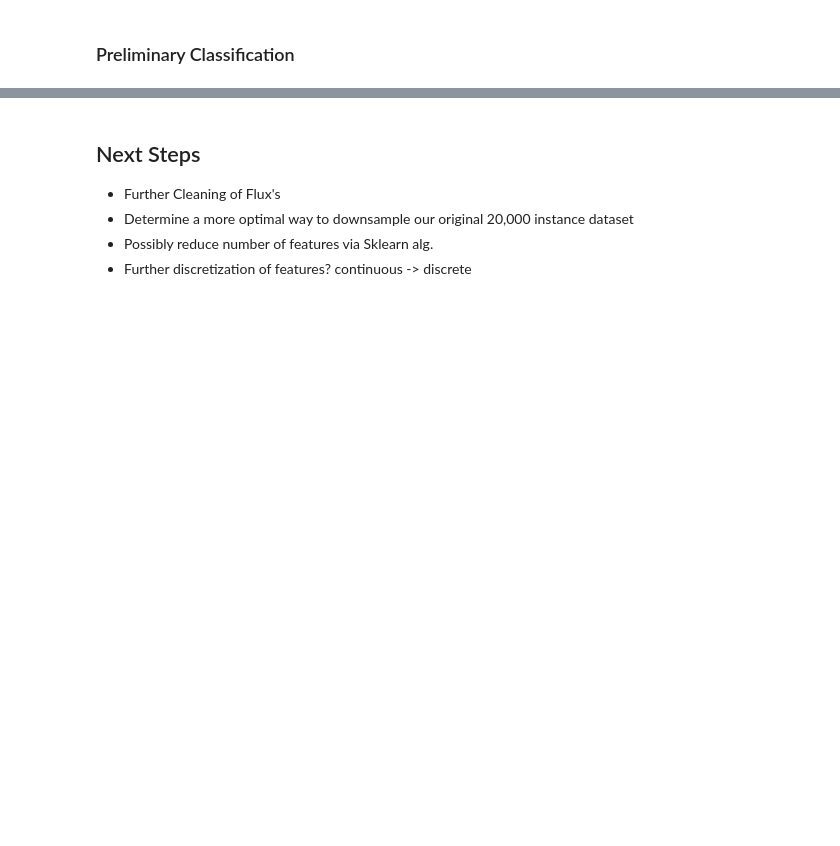
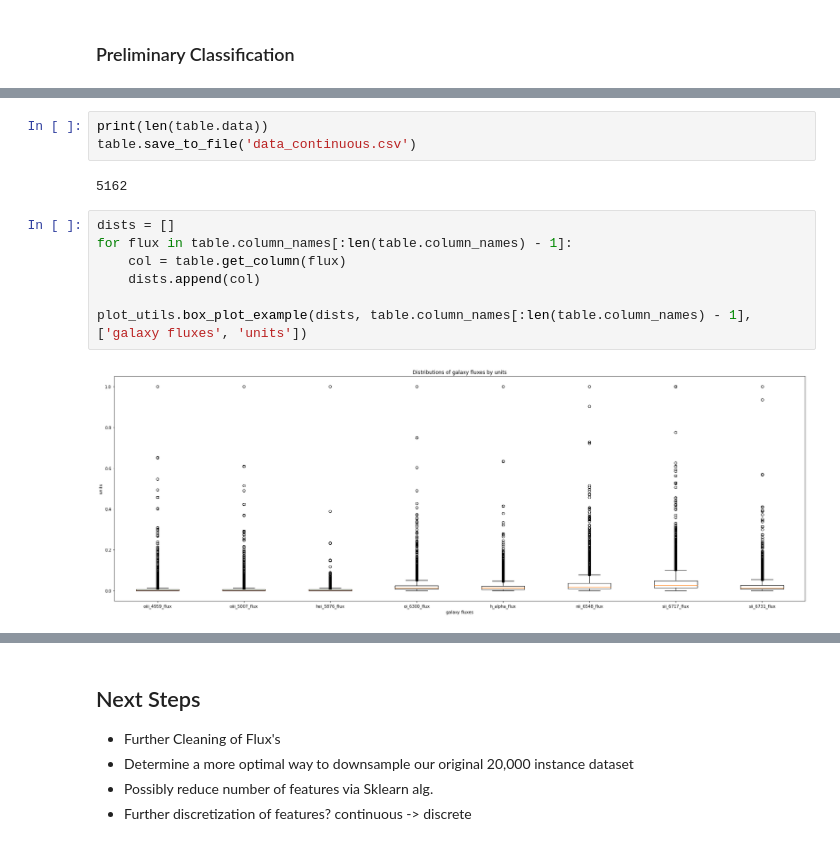
Before and after one commit to lfisher5/DataScienceAlgsProject, a Jupyter notebook: EDA_Clean.ipynb, the cells around one changed output, grey strips where cells are left out. Saved outputs shown, nothing was run; the diff lists cells and outputs as text; blank space fills up the shorter version.

```diff
--- a/EDA_Clean.ipynb
+++ b/EDA_Clean.ipynb
@@ -317,0 +312,14 @@ KeyboardInterrupt:
+# %%
+print(len(table.data))
+table.save_to_file('data_continuous.csv')
+# %% [output]
+5162
+# %%
+dists = []
+for flux in table.column_names[:len(table.column_names) - 1]:
+    col = table.get_column(flux)
+    dists.append(col)
+
+plot_utils.box_plot_example(dists, table.column_names[:len(table.column_names) - 1], ['galaxy fluxes', 'units'])
+# %% [output]
+[figure, added]
```
Also changed, not shown: parts of 11 cells of this notebook, 2 other files.
